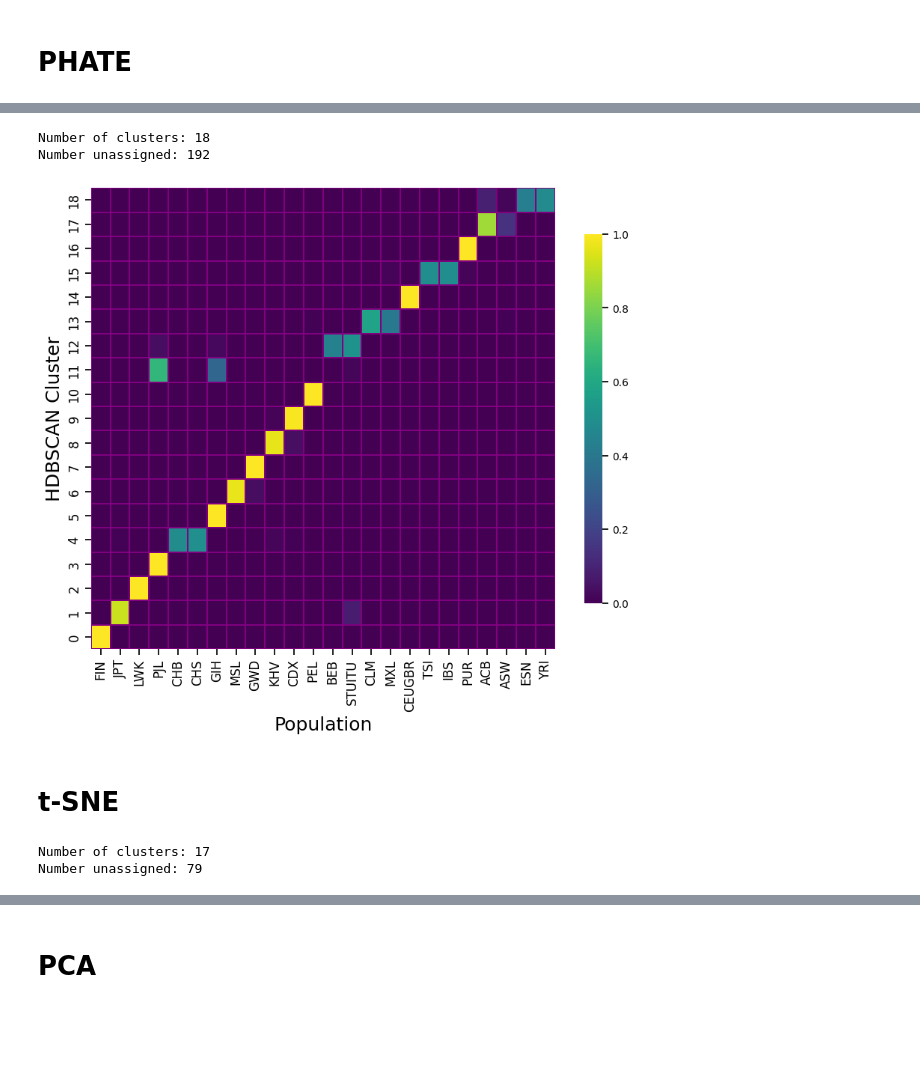
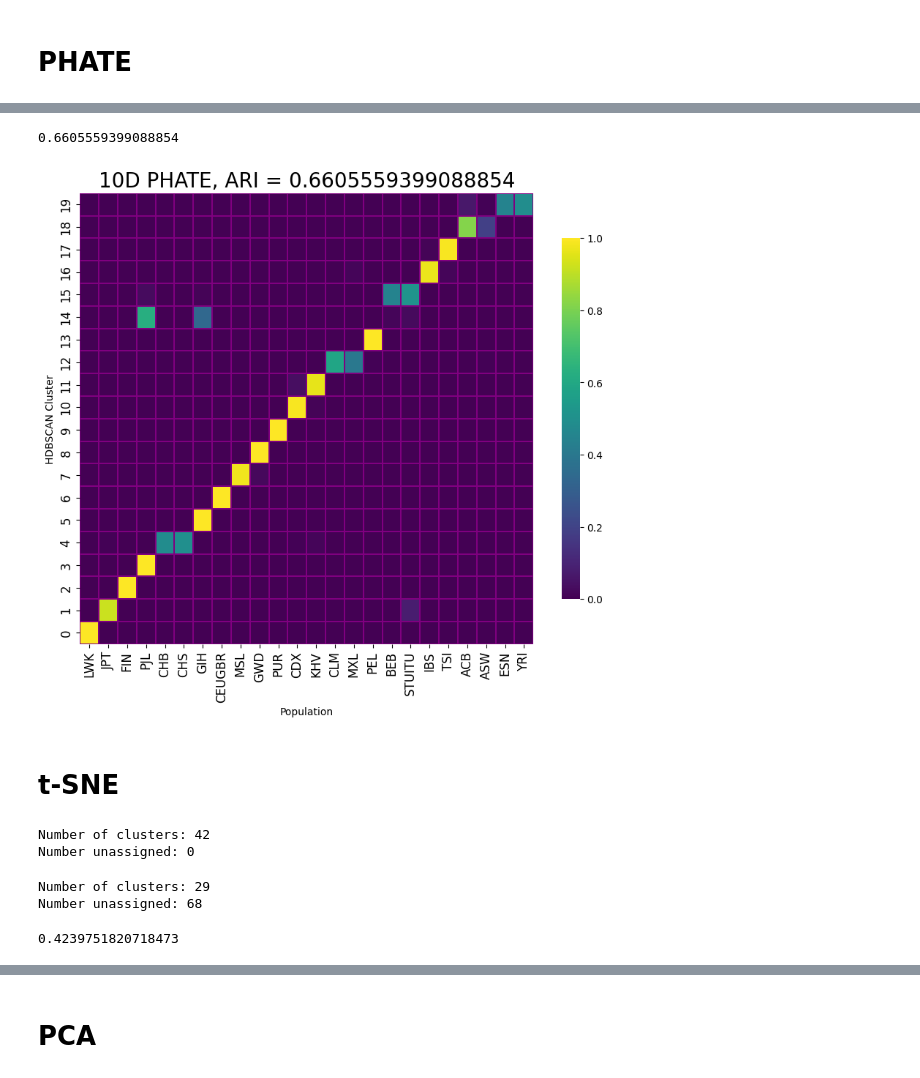
Before and after one commit to latent-reasoning-works/manylatents, a Jupyter notebook: notebooks/phate_1000G_HDBSCAN.ipynb, the cells around one changed output, grey strips where cells are left out. Cells and saved outputs as stored; diff of their text form; code cells hidden in the pictures; blank space fills up the shorter version.

```diff
--- a/notebooks/phate_1000G_HDBSCAN.ipynb
+++ b/notebooks/phate_1000G_HDBSCAN.ipynb
@@ -29,0 +40,8 @@ pca_input = pca_obj.fit_transform(inputs)
+# %%
+# use hdbscan package
+clusterer = hdbscan.HDBSCAN(min_cluster_size=min_points,min_samples=min_samples, alpha = alpha,
+                            approx_min_span_tree=False,gen_min_span_tree=True,leaf_size=5,
+                            cluster_selection_epsilon=eps, metric = metric)
+clusterer.fit(pca_input)
+print('Number of clusters:', str(max(clusterer.labels_)))
+print('Number unassigned:', str(np.sum(clusterer.labels_ == -1)))
@@ -32,7 +91,7 @@ pca_input = pca_obj.fit_transform(inputs)
 # %%
 # initial phate embedding
 phate_operator_10d = phate.PHATE(random_state=42,
-                                n_components=3,
+                                n_components=10,
                                 knn=5,
                                 decay=60,
                                 n_pca=None)
@@ -62,12 +121,15 @@ Calculated metric MDS in 10.34 seconds.
 # %%
 # hdbscan parameters
-min_points = 20 # 25
+min_points = 15# 25
 eps = 0.0
-min_samples = 1
+min_samples = None
 metric = 'euclidean'
 # %%
 # use hdbscan package
 clusterer = hdbscan.HDBSCAN(min_cluster_size=min_points,min_samples=min_samples,
+                            gen_min_span_tree=True,leaf_size=3,
                             cluster_selection_epsilon=eps, metric = metric)
 clusterer.fit(phate_emb_10d)
+print('Number of clusters:', str(max(clusterer.labels_)))
+print('Number unassigned:', str(np.sum(clusterer.labels_ == -1)))
 # %% [output]
@@ -81,9 +144,9 @@ HDBSCAN(min_cluster_size=20)
-# %%
-print('Number of clusters:', str(max(clusterer.labels_)))
-print('Number unassigned:', str(np.sum(clusterer.labels_ == -1)))
-# %% [output]
-Number of clusters: 18
-Number unassigned: 192
+# %%
+# Calculate the ARI
+ari_score_PHATE = adjusted_rand_score(label_with_names, clusterer.labels_)
+ari_score_PHATE
+# %% [output]
+0.6605559399088854
 # %%
 df = pd.DataFrame(columns=['HDBSCAN Cluster', 'Population'])
 df['HDBSCAN Cluster'] = clusterer.labels_
@@ -102,24 +165,24 @@ proportions = proportions[ordered_populations]
 # %%
 import seaborn as sns
 import matplotlib.pyplot as plt
 
 plt.figure(figsize=(10, 8))
 heatmap = sns.heatmap(proportions, cmap='viridis', annot=False,linewidths=0.05, linecolor='purple',
                       cbar_kws={'shrink': 0.8})
 heatmap.invert_yaxis()
 plt.xlabel('Population')
 plt.ylabel('HDBSCAN Cluster')
 heatmap.set_xticklabels(heatmap.get_xticklabels(), rotation=90, fontsize=12)
 heatmap.set_yticklabels(heatmap.get_yticklabels(), fontsize=12)
-# plt.title('Proportions of each 1KGP population contained within a given cluster')
+plt.title(f'10D PHATE, ARI = {ari_score_PHATE}', fontsize=20)
 
 # Adjust the color bar tick labels font size
 cbar = heatmap.collections[0].colorbar
 cbar.ax.tick_params(labelsize=10)
 plt.show()
 # plt.savefig(Figure_PATH +'1000G_HDBSCAN_population.pdf', bbox_inches = 'tight')
 # %% [output]
-[figure, old version]
+[figure, new version]
 # %% [markdown]
 # t-SNE
 # %%
@@ -132,16 +195,32 @@ eps = 0.3
 min_samples = None
 metric = 'euclidean'
 alpha = 1.0
+# %%
+# OR use sklearn
+clusterer = sklearn.cluster.HDBSCAN(min_cluster_size=min_points, cluster_selection_epsilon=eps)
+clusterer.fit(tsne_embedding)
+print('Number of clusters:', str(max(clusterer.labels_)))
+print('Number unassigned:', str(np.sum(clusterer.labels_ == -1)))
+# %% [output]
+Number of clusters: 42
+Number unassigned: 0
 # %%
 # use hdbscan package
 clusterer = hdbscan.HDBSCAN(min_cluster_size=min_points,min_samples=min_samples, alpha = alpha,
+                            gen_min_span_tree=True,leaf_size=2,
                             cluster_selection_epsilon=eps, metric = metric)
 clusterer.fit(tsne_embedding)
 print('Number of clusters:', str(max(clusterer.labels_)))
 print('Number unassigned:', str(np.sum(clusterer.labels_ == -1)))
 # %% [output]
-Number of clusters: 17
-Number unassigned: 79
+Number of clusters: 29
+Number unassigned: 68
+# %%
+# Calculate the ARI
+ari_score_tSNE = adjusted_rand_score(label_with_names, clusterer.labels_)
+ari_score_tSNE
+# %% [output]
+0.4239751820718473
 # %%
 df = pd.DataFrame(columns=['HDBSCAN Cluster', 'Population'])
 df['HDBSCAN Cluster'] = clusterer.labels_
```
Also changed, not shown: parts of 19 cells of this notebook.
